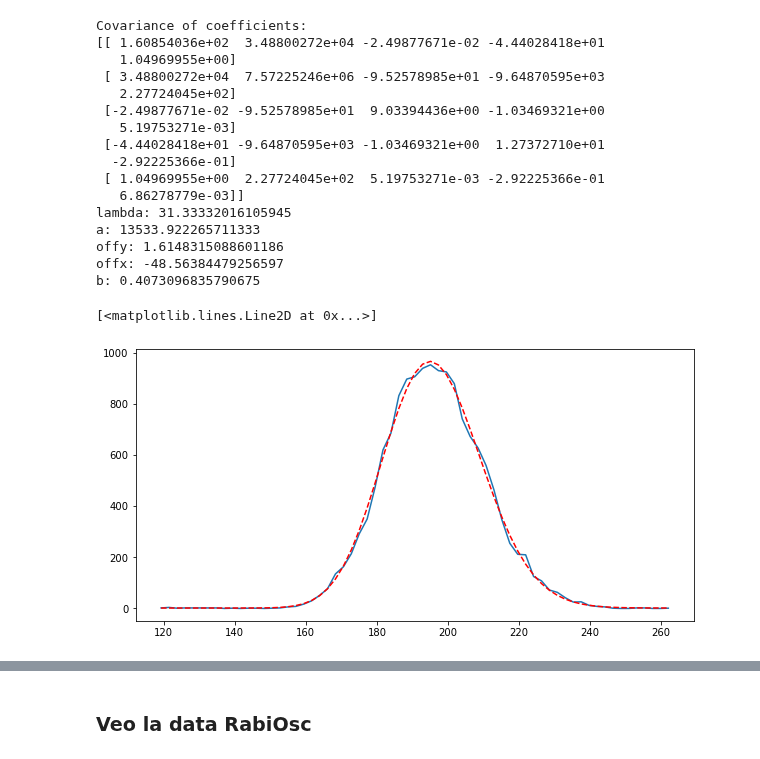
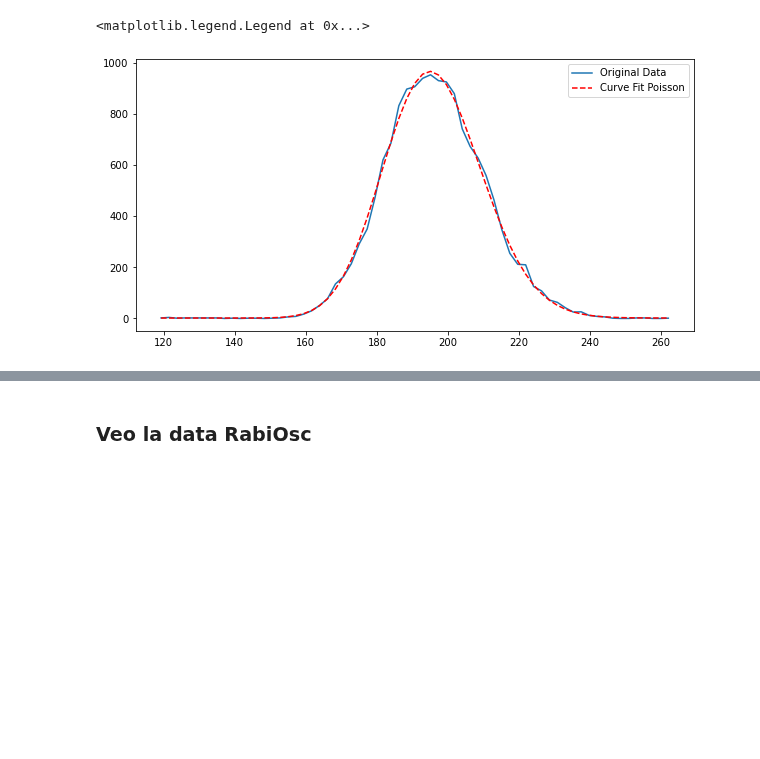
Before and after one commit to LunaKadysz/Laboratorio-4, a Jupyter notebook: PracticaEspecial/Rabi/PlotsDataSimple.ipynb, the cells around one changed output, grey strips where cells are left out. Saved outputs shown, nothing was run; the diff lists cells and outputs as text; code cells hidden in the pictures; blank space fills up the shorter version.

```diff
--- a/PracticaEspecial/Rabi/PlotsDataSimple.ipynb
+++ b/PracticaEspecial/Rabi/PlotsDataSimple.ipynb
@@ -68,45 +43,28 @@ No handles with labels found to put in legend.
 # %%
 %matplotlib inline
 x = np.delete(bin_edges2b,0,0)
 y = entries2b
 
-
-plt.figure(figsize=(10,5))
-plt.plot(x,y,'o')
+param, param_cov = curve_fit(poisson_,x,y, p0=[100,20000,230,0.01,0.5])
+#param2, param_cov2 = curve_fit(poisson_approx,x,y, p0=[10,200,4,0.01,0.5])
 
 
-param, param_cov = curve_fit(poisson_,x,y, p0=[100,20000,230,0.01,0.5])
-
-print("Covariance of coefficients:")
-print(param_cov)
-print(f'lambda: {param[0]}')
-print(f'a: {param[1]}')
-print(f'offy: {param[2]}')
-print(f'offx: {param[3]}')
-print(f'b: {param[4]}')
+#print("Covariance of coefficients:")
+#print(param_cov)
+#print(f'lambda: {param[0]}, {param2[0]}')
+#print(f'a: {param[1]}, {param2[1]}')
+#print(f'offy: {param[2]}, {param2[2]}')
+#print(f'offx: {param[3]}, {param2[3]}')
+#print(f'b: {param[4]}, {param2[4]}')
 
 
 %matplotlib inline
 plt.figure(figsize = (10,5))
 #plt.plot(x,poisson_(x,90,21000,100))
 plt.plot(x,y,label='Original Data')
-plt.plot(x,poisson_(x,param[0],param[1],param[2],param[3],param[4]), label =f"Curve Fit",ls='dashed',color='red')
+plt.plot(x,poisson_(x,param[0],param[1],param[2],param[3],param[4]), label =f"Curve Fit Poisson",ls='dashed',color='red')
+#plt.plot(x,poisson_approx(x,param2[0],param2[1],param2[2],param2[3],param2[4]), label =f"Curve Fit Aprox Poisson",ls='dashed',color='green')
+plt.legend()
 # %% [output]
-Covariance of coefficients:
-[[ 1.60854036e+02  3.48800272e+04 -2.49877671e-02 -4.44028418e+01
-   1.04969955e+00]
- [ 3.48800272e+04  7.57225246e+06 -9.52578985e+01 -9.64870595e+03
-   2.27724045e+02]
- [-2.49877671e-02 -9.52578985e+01  9.03394436e+00 -1.03469321e+00
-   5.19753271e-03]
- [-4.44028418e+01 -9.64870595e+03 -1.03469321e+00  1.27372710e+01
-  -2.92225366e-01]
- [ 1.04969955e+00  2.27724045e+02  5.19753271e-03 -2.92225366e-01
-   6.86278779e-03]]
-lambda: 31.33332016105945
-a: 13533.922265711333
-offy: 1.6148315088601186
-offx: -48.56384479256597
-b: 0.4073096835790675
+<matplotlib.legend.Legend at 0x...>
-[<matplotlib.lines.Line2D at 0x...>]
-[figure, old version]
+[figure, new version]
```
Also changed, not shown: parts of 8 cells of this notebook, 1 other file.
